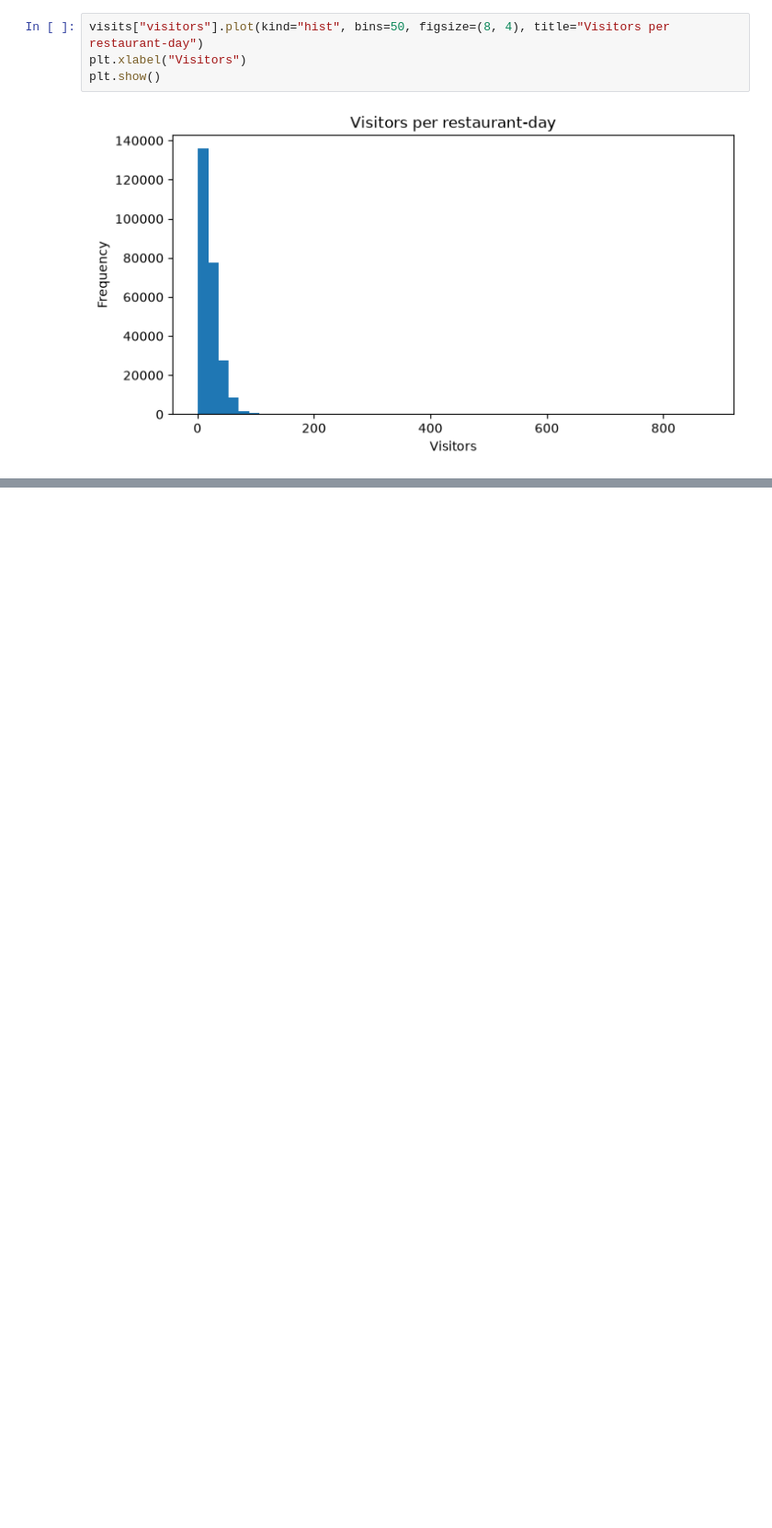
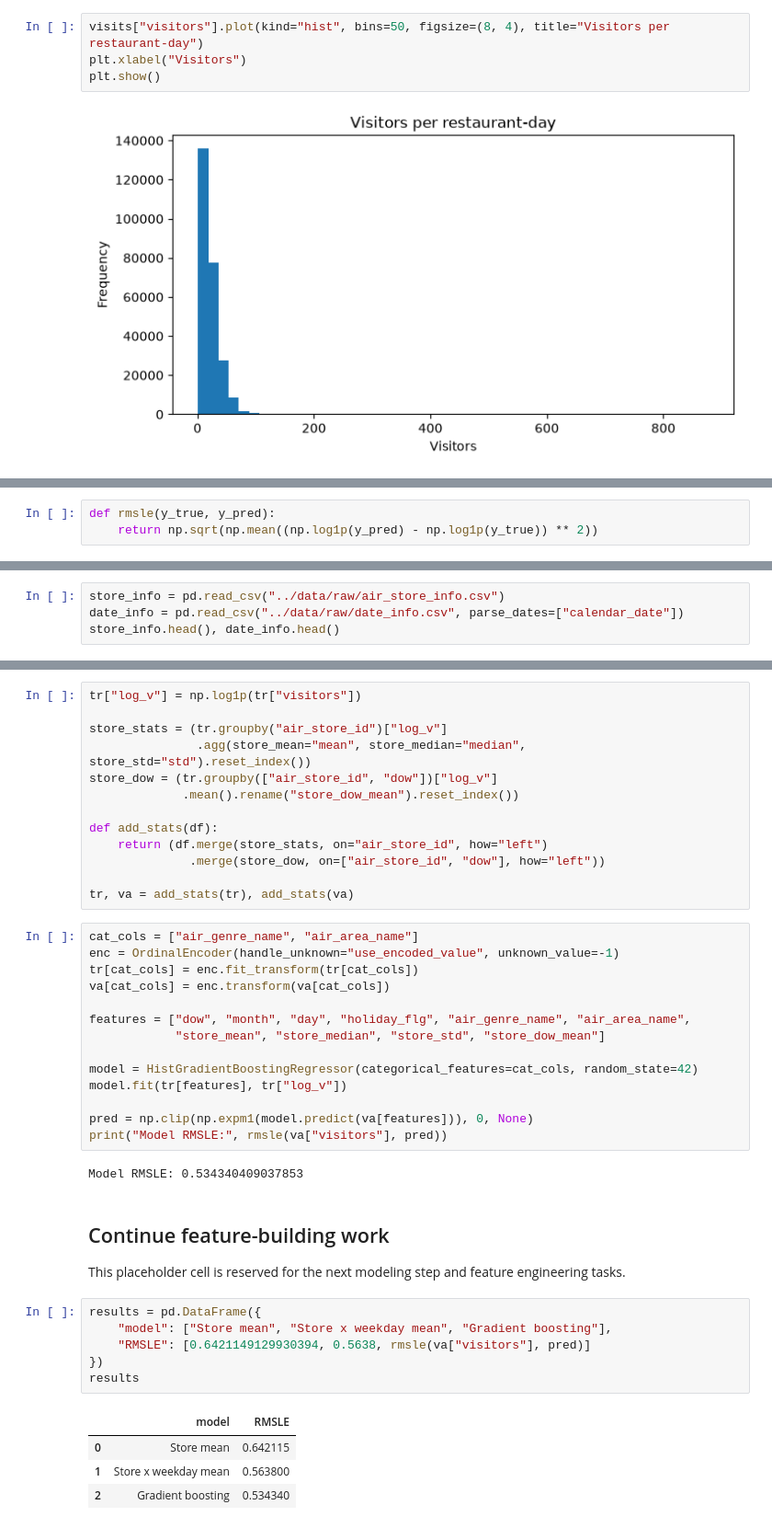
Before and after one commit to bakarboyy/restaurant-demand-forecasting, a Jupyter notebook: notebooks/01_explore.ipynb, the cells around one changed output, grey strips where cells are left out. Shown at 92% size. Cells and saved outputs as stored; diff of their text form; blank space fills up the shorter version.

Commit message:
Add baselines, gradient boosting model and results table

```diff
--- a/notebooks/01_explore.ipynb
+++ b/notebooks/01_explore.ipynb
@@ -86,0 +180,3 @@ The weekend is generally more busier than the rest of the week. Saturdays are th
+# %%
+def rmsle(y_true, y_pred):
+    return np.sqrt(np.mean((np.log1p(y_pred) - np.log1p(y_true)) ** 2))
@@ -86,0 +212,4 @@ The weekend is generally more busier than the rest of the week. Saturdays are th
+# %%
+store_info = pd.read_csv("../data/raw/air_store_info.csv")
+date_info = pd.read_csv("../data/raw/date_info.csv", parse_dates=["calendar_date"])
+store_info.head(), date_info.head()
@@ -86,0 +264,44 @@ The weekend is generally more busier than the rest of the week. Saturdays are th
+# %%
+tr["log_v"] = np.log1p(tr["visitors"])
+
+store_stats = (tr.groupby("air_store_id")["log_v"]
+               .agg(store_mean="mean", store_median="median", store_std="std").reset_index())
+store_dow = (tr.groupby(["air_store_id", "dow"])["log_v"]
+             .mean().rename("store_dow_mean").reset_index())
+
+def add_stats(df):
+    return (df.merge(store_stats, on="air_store_id", how="left")
+              .merge(store_dow, on=["air_store_id", "dow"], how="left"))
+
+tr, va = add_stats(tr), add_stats(va)
+# %%
+cat_cols = ["air_genre_name", "air_area_name"]
+enc = OrdinalEncoder(handle_unknown="use_encoded_value", unknown_value=-1)
+tr[cat_cols] = enc.fit_transform(tr[cat_cols])
+va[cat_cols] = enc.transform(va[cat_cols])
+
+features = ["dow", "month", "day", "holiday_flg", "air_genre_name", "air_area_name",
+            "store_mean", "store_median", "store_std", "store_dow_mean"]
+
+model = HistGradientBoostingRegressor(categorical_features=cat_cols, random_state=42)
+model.fit(tr[features], tr["log_v"])
+
+pred = np.clip(np.expm1(model.predict(va[features])), 0, None)
+print("Model RMSLE:", rmsle(va["visitors"], pred))
+# %% [output]
+Model RMSLE: 0.534340409037853
+# %% [markdown]
+## Continue feature-building work
+
+This placeholder cell is reserved for the next modeling step and feature engineering tasks.
+# %%
+results = pd.DataFrame({
+    "model": ["Store mean", "Store x weekday mean", "Gradient boosting"],
+    "RMSLE": [0.6421149129930394, 0.5638, rmsle(va["visitors"], pred)]
+})
+results
+# %% [output]
+|  | model | RMSLE |
+| 0 | Store mean | 0.642115 |
+| 1 | Store x weekday mean | 0.563800 |
+| 2 | Gradient boosting | 0.534340 |
```
Also changed, not shown: parts of 31 cells of this notebook.
